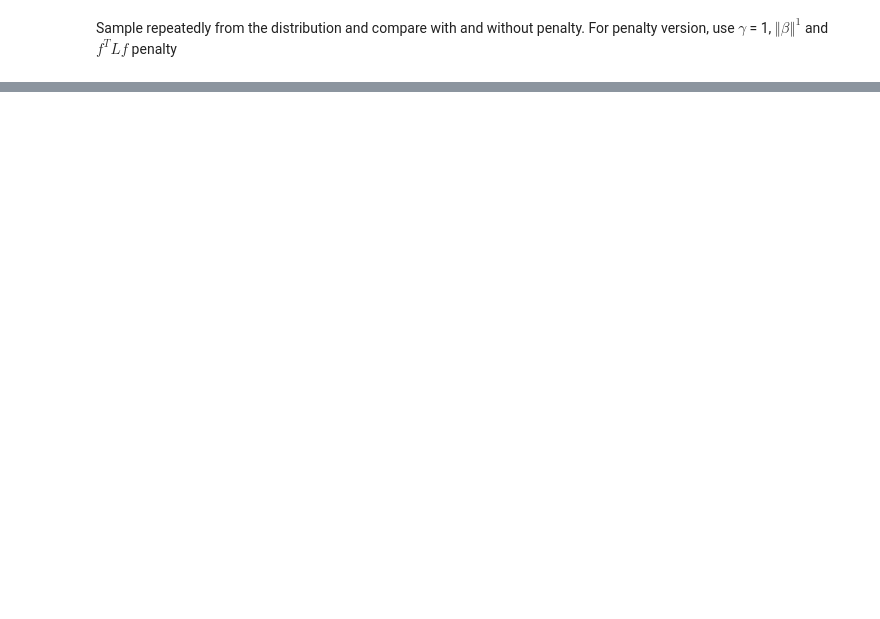
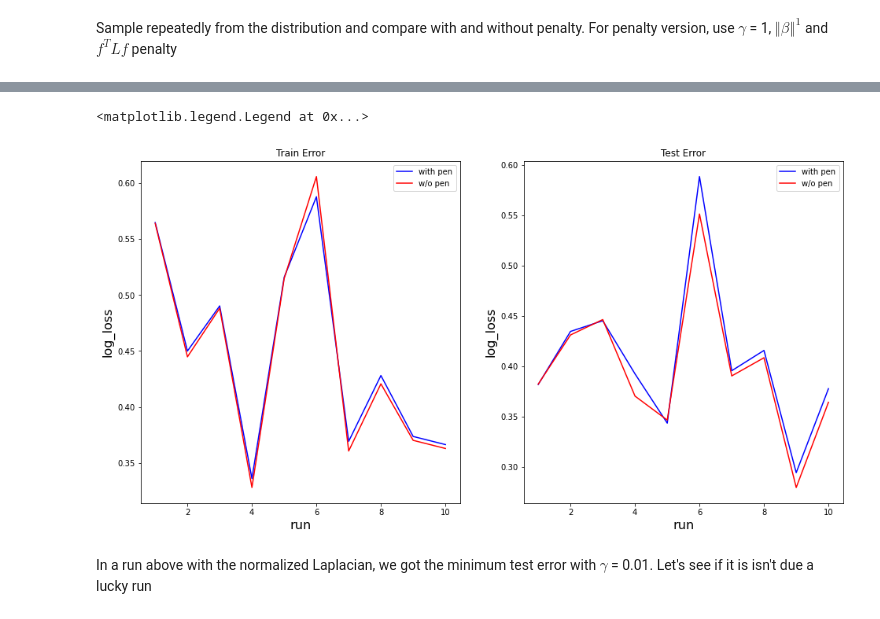
Before and after one commit to Habush/moses-incons-pen-xp, a Jupyter notebook: notebooks/manifold_reg/5_logistic_reg_laplacian.ipynb, the cells around one changed output, grey strips where cells are left out. Drawn from its saved outputs; the diff is of its cells as text; code cells hidden in the pictures; blank space fills up the shorter version.

```diff
--- a/notebooks/manifold_reg/5_logistic_reg_laplacian.ipynb
+++ b/notebooks/manifold_reg/5_logistic_reg_laplacian.ipynb
@@ -192,0 +573,3 @@ np.mean(perfect_ll_test)
+# %%
+results_3_pen_df = pd.concat(results_3, axis=0)
+results_3_pen_df
@@ -192,0 +603,3 @@ np.mean(perfect_ll_test)
+# %%
+results_4_pen_df = pd.concat(results_4, axis=0)
+results_4_pen_df
@@ -192,0 +630,22 @@ np.mean(perfect_ll_test)
+# %%
+fig, ax = plt.subplots(nrows=1, ncols=2, figsize=(16, 8))
+
+r = np.arange(1, 11)
+ax[0].plot(r, results_3_pen_df["min_train_err_cv"], color="blue", label="with pen")
+ax[0].plot(r, results_4_pen_df["min_train_err_cv"], color="red", label="w/o pen")
+ax[0].set_xlabel(r"run", fontsize=16)
+ax[0].set_ylabel(r"log_loss", fontsize=16)
+ax[0].set_title("Train Error")
+ax[0].legend()
+
+ax[1].plot(r, results_3_pen_df["test_err"], color="blue", label="with pen")
+ax[1].plot(r, results_4_pen_df["test_err"], color="red", label="w/o pen")
+ax[1].set_xlabel(r"run", fontsize=16)
+ax[1].set_ylabel(r"log_loss", fontsize=16)
+ax[1].set_title("Test Error")
+ax[1].legend()
+# %% [output]
+<matplotlib.legend.Legend at 0x...>
+[figure, added]
+# %% [markdown]
+In a run above with the normalized Laplacian, we got the minimum test error with $\gamma$ = 0.01. Let's see if it is isn't due a lucky run
```
Also changed, not shown: parts of 41 cells of this notebook, 2 other files.
